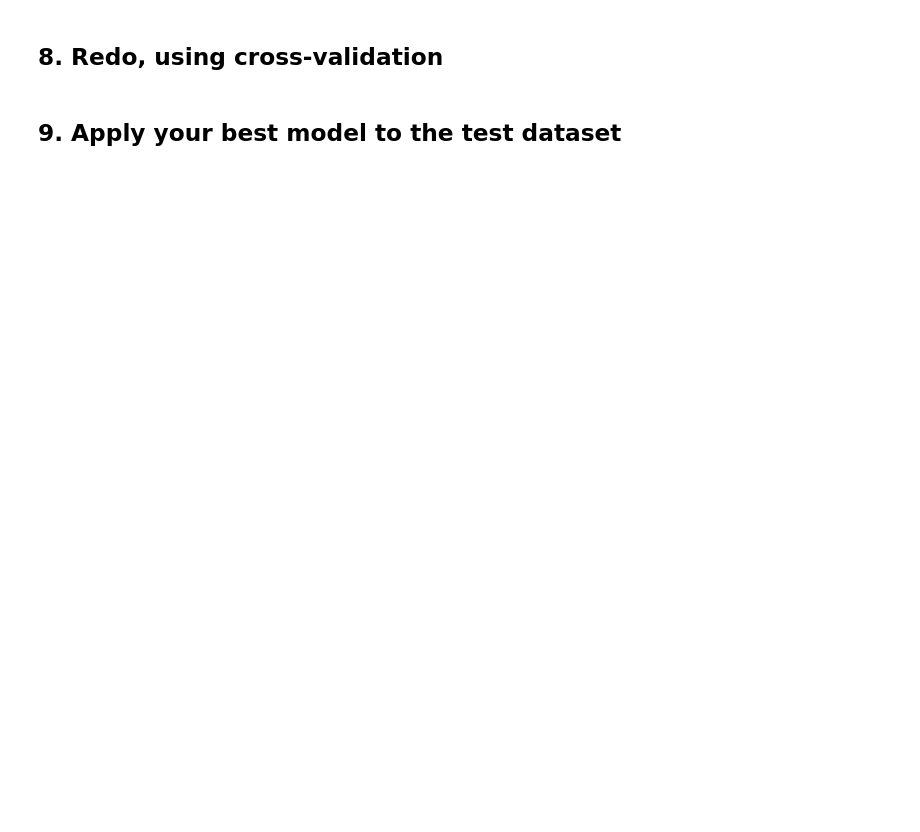
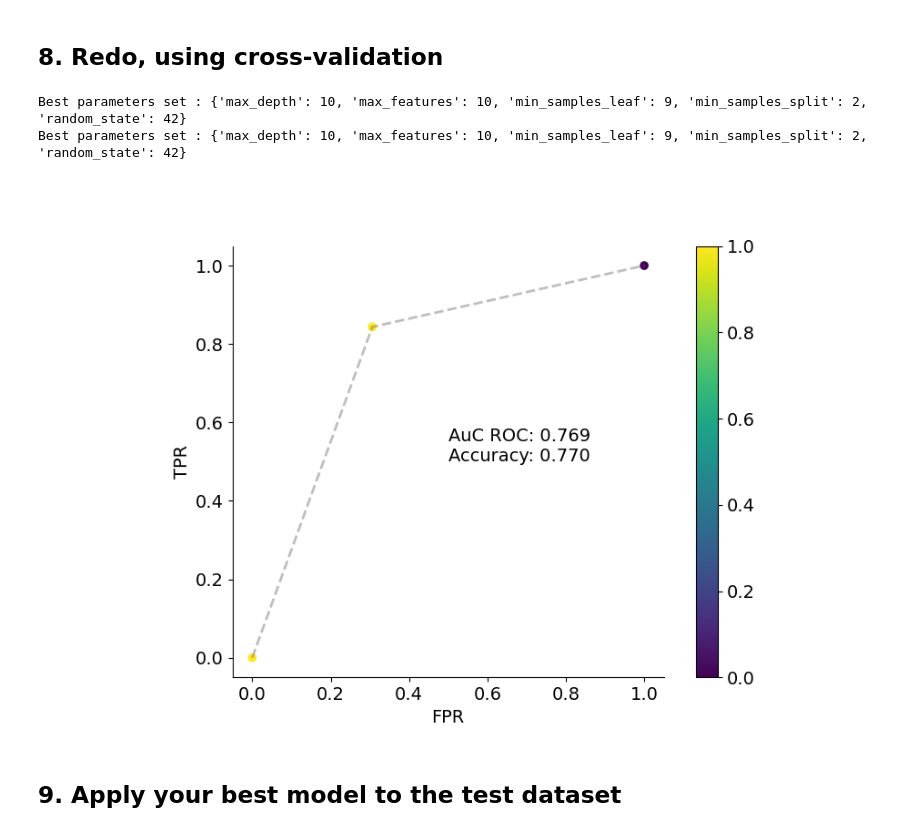
Before and after one commit to escape2020/school2022, a Jupyter notebook: machine-learning/astro_ml.ipynb, the cells around one changed output. Drawn from its saved outputs; the diff is of its cells as text; code cells hidden in the pictures; blank space fills up the shorter version.

```diff
--- a/machine-learning/astro_ml.ipynb
+++ b/machine-learning/astro_ml.ipynb
@@ -235,3 +347,3 @@ train_test_split(???)
 # %%
-reg = ???
+reg = DecisionTreeRegressor()
 reg.fit(X_train, y_train)
@@ -298,3 +435,51 @@ None
+# %%
+from sklearn.model_selection import GridSearchCV
+max_depth = np.arange(1,11)
+max_features = range(1,11)
+min_samples_leaf = np.arange(2,10)
+min_samples_split = np.arange(2,10)
+
+param_grid = [
+    {"max_depth": max_depth, "max_features": max_features, "random_state": [42], 'min_samples_leaf': min_samples_leaf, 'min_samples_split': min_samples_split},
+]
+
+grid_search = GridSearchCV(cv=5, estimator=reg, param_grid=param_grid, n_jobs=6)
+grid_search.fit(X_train, y_train)
+
+print("Best parameters set :", grid_search.best_params_)
+best_reg = DecisionTreeRegressor(**grid_search.best_params_)
+
+best_reg.fit(X_train, y_train)
+y_predict = best_reg.predict(X_test)
+
+
+grid_search = GridSearchCV(cv=5, estimator=classifier, param_grid=param_grid, n_jobs=6)
+grid_search.fit(X_train, y_train)
+
+print("Best parameters set :", grid_search.best_params_)
+best_cla = DecisionTreeClassifier(**grid_search.best_params_)
+
+best_cla.fit(X_train, y_train)
+proba = best_cla.predict(X_test)
+# %% [output]
+Best parameters set : {'max_depth': 10, 'max_features': 10, 'min_samples_leaf': 9, 'min_samples_split': 2, 'random_state': 42}
+Best parameters set : {'max_depth': 10, 'max_features': 10, 'min_samples_leaf': 9, 'min_samples_split': 2, 'random_state': 42}
+# %%
+acc = accuracy_score(y_test, proba)
+auc = roc_auc_score(y_test, proba)
+fpr, tpr, thresholds = roc_curve(y_test, proba)
+
+plt.figure()
+plt.scatter(fpr, tpr, c=thresholds, vmax=1)
+plt.xlabel('FPR')
+plt.ylabel('TPR')
+plt.gca().set_aspect(1)
+plt.plot(fpr, tpr, '--', color='gray', alpha=0.5)
+plt.text(0.5, 0.5, f'AuC ROC: {auc:0.03f} \nAccuracy: {acc:0.03f}')
+plt.colorbar()
+None
+# %% [output]
+[figure, added]
 # %% [markdown]
 ## 9. Apply your best model to the test dataset
 # %%
```
Also changed, not shown: parts of 34 cells of this notebook, 1 other file.
